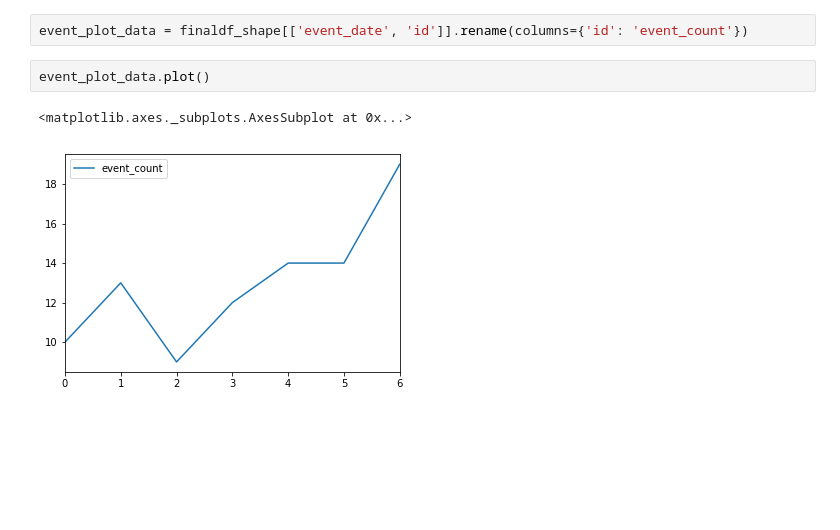
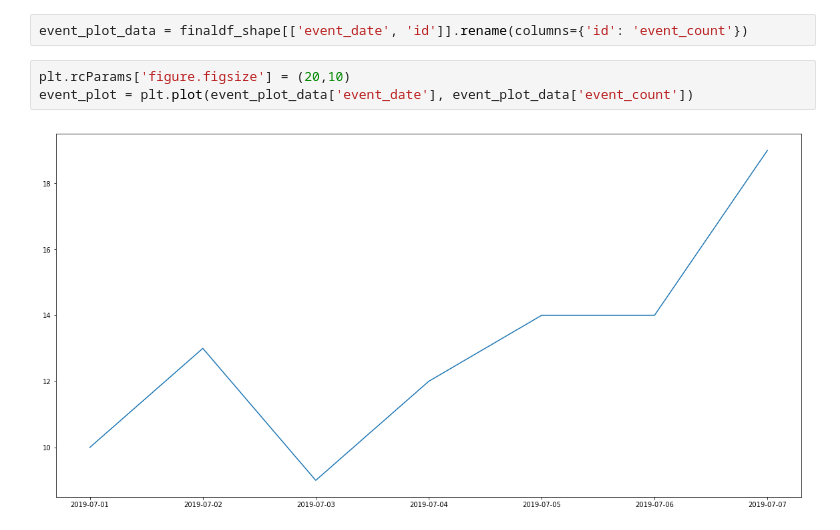
Before and after one commit to lee-coates/MondayMorningPython, a Jupyter notebook: TidyDataInPython/TidyDataInPython.ipynb, the cells around one changed output. Cells and saved outputs as stored; diff of their text form; blank space fills up the shorter version.

Commit message:
fixed x axis in plot

```diff
--- a/TidyDataInPython/TidyDataInPython.ipynb
+++ b/TidyDataInPython/TidyDataInPython.ipynb
@@ -80,8 +80,8 @@ finaldf.head()
 finaldf_shape = finaldf.groupby(['event_date']).count().reset_index()
 # %%
 event_plot_data = finaldf_shape[['event_date', 'id']].rename(columns={'id': 'event_count'})
-# %%
-event_plot_data.plot()
-# %% [output]
-<matplotlib.axes._subplots.AxesSubplot at 0x...>
-[figure, removed]
+# %%
+plt.rcParams['figure.figsize'] = (20,10)
+event_plot = plt.plot(event_plot_data['event_date'], event_plot_data['event_count'])
+# %% [output]
+[figure, added]
```
